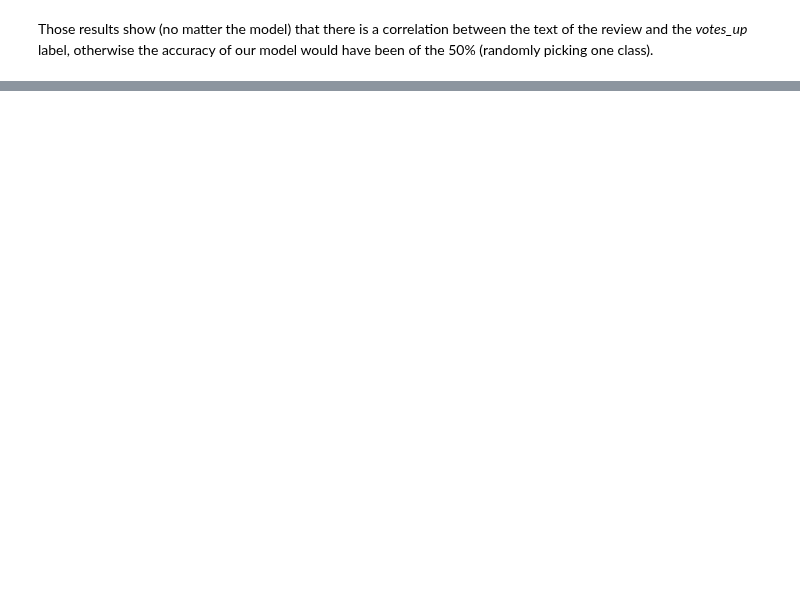
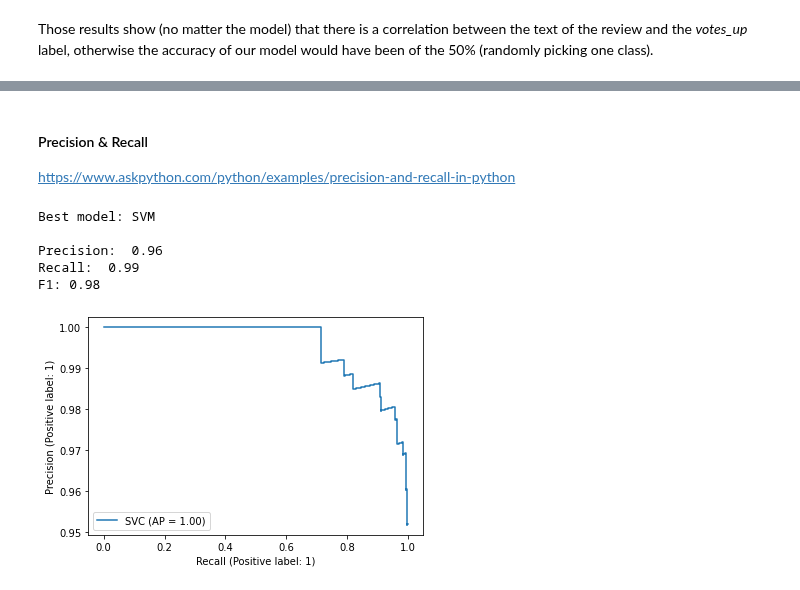
Before and after one commit to Amatofrancesco99/dsbda2022, a Jupyter notebook: notebooks/hypothesis/local/5th.ipynb, the cells around one changed output, grey strips where cells are left out. Saved outputs shown, nothing was run; the diff lists cells and outputs as text; code cells hidden in the pictures; blank space fills up the shorter version.

```diff
--- a/notebooks/hypothesis/local/5th.ipynb
+++ b/notebooks/hypothesis/local/5th.ipynb
@@ -154,0 +364,8 @@ Those results show (no matter the model) that there is a correlation between the
+# %%
+# Fit the model
+lr.fit(X_train, y_train)
+# Create the predictions
+lr_y_predict = lr.predict(X_test)
+# Use metrics.accuracy_score to measure the score
+print("Train Logistic Regression accuracy: %.2f" % (sklearn.metrics.accuracy_score(y_train, lr.predict(X_train)) * 100))
+print("Test Logistic Regression accuracy: %.2f" % (sklearn.metrics.accuracy_score(y_test, lr_y_predict) * 100))
@@ -167,0 +453,21 @@ Can we increase the accuracy of our model by adding new suited features to the m
+# %% [markdown]
+#### Precision & Recall
+
+https://www.askpython.com/python/examples/precision-and-recall-in-python
+# %%
+precision = sklearn.metrics.precision_score(y_test, best_y_predict)
+recall = sklearn.metrics.recall_score(y_test, best_y_predict)
+f1 = sklearn.metrics.f1_score(y_test, best_y_predict)
+
+print('Best model:', 'SVM' if svm_acc > lr_acc else 'Logistic Regression', '\n\nPrecision: ', round(precision, 2), '\nRecall: ', round(recall, 2), '\nF1:', round(f1,2))
+
+#Plotting Precision-Recall Curve
+disp = sklearn.metrics.plot_precision_recall_curve(best_model, X_test, y_test)
+disp;
+# %% [output]
+Best model: SVM
+
+Precision:  0.96
+Recall:  0.99
+F1: 0.98
+[figure, added]
```
Also changed, not shown: parts of 56 cells of this notebook.
